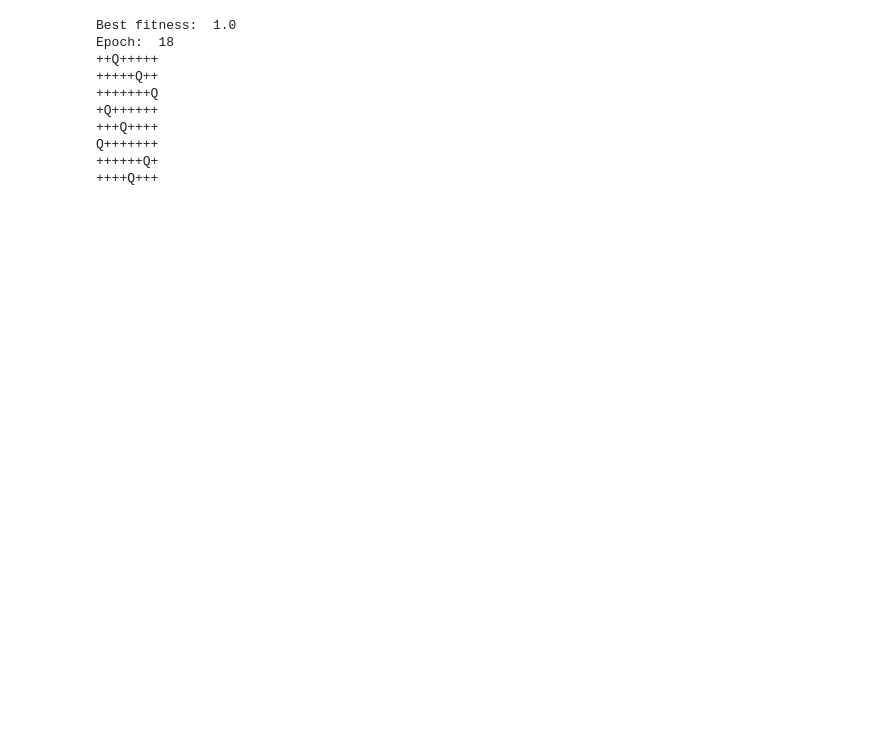
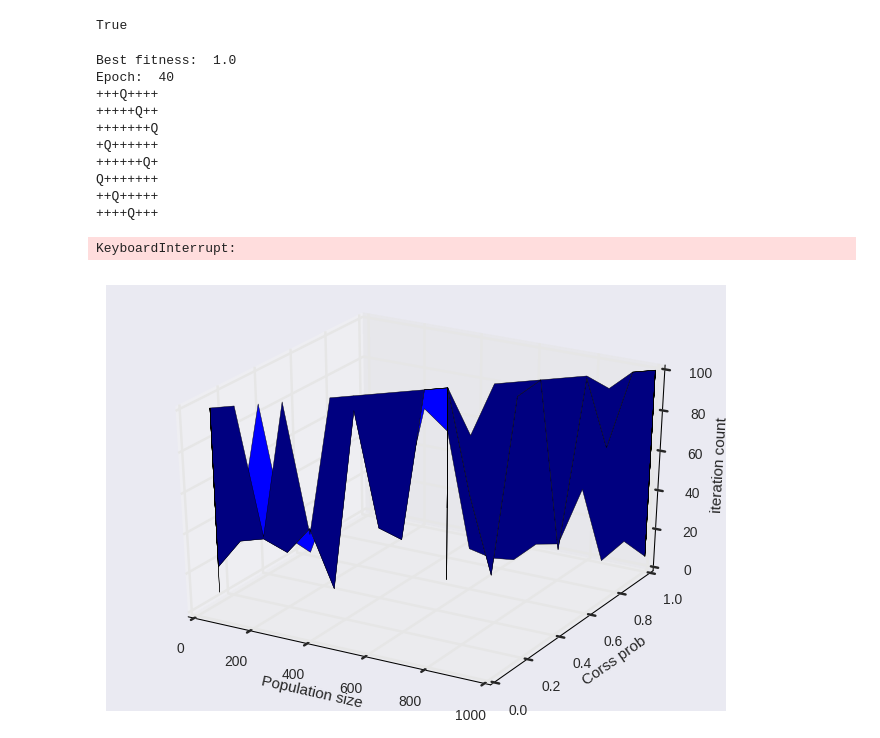
Before and after one commit to Leoleshucov008/intersvaz_test, a Jupyter notebook: 8_queens_solve.ipynb, the cells around one changed output. Drawn from its saved outputs; the diff is of its cells as text; code cells hidden in the pictures; blank space fills up the shorter version.

Commit message:
2: add tournament selection

```diff
--- a/8_queens_solve.ipynb
+++ b/8_queens_solve.ipynb
@@ -5,3 +5,8 @@ from nqueens import Solver_8_queens as qs
+# %%
+t = 'asd'
+t == 'asd'
+# %% [output]
+True
 # %%
 # -*- coding: utf-8 -*-
 import random
@@ -16,14 +21,17 @@ class Solver_8_queens:
     cross_p = 0.5       # corssingover probability
     mutation_p = 0.05   # mutation probability
     max_clashes =  28
-    def __init__(self, pop_size=1000, cross_prob=0.11, mut_prob=0.05, desk_size=8):
+    selection = 'tournament' # 'ring'
+    def __init__(self, pop_size=200, cross_prob=0.7, mut_prob=0.1, selection='tournament', desk_size=8):
         self.p_size = pop_size
         self.cross_p = cross_prob
         self.mutation_p = mut_prob
         self.desk_size = desk_size
         self.point_size = int(math.log2(desk_size))
         self.max_clashes =  sum(range(desk_size))
-
+        if selection != 'tournament' and selection != 'ring':
+            raise BaseException('No valid selection type. Must be "tournament" or "ring"')
+        self.selection = selection
     def solve(self, min_fitness=0.9, max_epochs=100):
         best_fit=None
         epoch_num=None
@@ -74,7 +82,8 @@ class Solver_8_queens:
         cell = list()
         fmt_str = '{0:0' + str(self.point_size) + 'b}'
         for i in range(self.desk_size):
-            cell = cell + list(fmt_str.format(random.randrange(self.desk_size)))
+            b = list(fmt_str.format(random.randrange(self.desk_size)))
+            cell = cell + b
         return cell
 
     def get_ppltn_fitness(self, ppltn):
@@ -100,8 +109,8 @@ class Solver_8_queens:
         return len(probs) - 1
 
     def one_point_crossing(self, a, b):
-        k = random.randrange(len(a))
-        return [a[0:k] + b[k: len(a)], b[0: k] + a[k: len(a)]]
+        k = random.randrange(len(a) / 3) * 3
+        return [a[0:k] + b[k: len(a)],b[0: k] + a[k: len(a)]]
 
     def generate_ppltn(self):
         '''generate start population'''
@@ -117,14 +126,32 @@ class Solver_8_queens:
         except:
             pass
         return cell
-
-    def selection_step(self):
+    def ring_selection_step(self):
         self.ppltn_indexes = list()
         probs = self.get_ppltn_probs(self.ppltn);
         for i in range(int(self.p_size * self.cross_p)):
             a = self.ring_select(probs, random.random())
             self.ppltn_indexes.append(a)
 
+    def tournament_selection_step(self):
+        self.ppltn_indexes = list()
+        indexes = list(range(len(self.ppltn)))
+        random.shuffle(indexes)
+        mid = int(len(self.ppltn) / 2)
+        g1 = indexes[0:mid]
+        g2 = indexes[mid : len(self.ppltn)]
+        # don't care about odd ppltn_size
+        for i in range(len(g1)):
+            if (self.fitness(self.ppltn[g1[i]]) > self.fitness(self.ppltn[g2[i]])):
+                self.ppltn_indexes.append(g1[i])
+            else:
+                self.ppltn_indexes.append(g2[i])
+
+    def selection_step(self):
+        if self.selection == 'tournament':
+            self.tournament_selection_step()
+        elif self.selection == 'ring':
+            self.ring_selection_step()
 
     def crossing_step(self):
         new_ppltn = list()
@@ -153,21 +180,21 @@ class Solver_8_queens:
         self.crossing_step()
         self.mutation_step()
 # %%
-solver = Solver_8_queens(2000, 0.7, 0.05, 8)
-best_fit, epoch, visualization = solver.solve(1, 100)
+solver = Solver_8_queens(200, 0.5, 0.1)
+best_fit, epoch, visualization = solver.solve(1, 1000)
 print ('Best fitness: ', best_fit)
 print ('Epoch: ', epoch)
 print (visualization)
 # %% [output]
 Best fitness:  1.0
-Epoch:  18
-++Q+++++
+Epoch:  40
++++Q++++
 +++++Q++
 +++++++Q
 +Q++++++
-+++Q++++
+++++++Q+
 Q+++++++
-++++++Q+
+++Q+++++
 ++++Q+++
 # %%
 import numpy as np
@@ -179,17 +206,22 @@ iter_count = np.ndarray(shape=(p_size.shape[0], cross_p.shape[0]), dtype=np.floa
 max_epoch = 100
 for i in range(p_size.shape[0]):
     for j in range(cross_p.shape[0]):
-        solver = Solver_8_queens(int(p_size[i]), cross_p[j], 0.05)
+        solver = Solver_8_queens(int(p_size[i]), cross_p[j], 0.1)
         best_fit, epoch, visual = solver.solve(1, max_epoch)
         iter_count[i][j] = epoch
+# %% [output]
+KeyboardInterrupt:
 # %%
 from mpl_toolkits.mplot3d import Axes3D
 fig = plt.figure()
 ax = fig.gca(projection='3d') # get current axis
 # Наконец, используем метод *plot_surface* объекта
 # типа Axes3DSubplot. Также подписываем оси.
+p_size, cross_p = np
 surf = ax.plot_surface(p_size, cross_p, iter_count)
 ax.set_xlabel('Population size')
 ax.set_ylabel('Corss prob')
 ax.set_zlabel('iteration count')
 plt.show()
+# %% [output]
+[figure, added]
```
Also changed, not shown: parts of 5 cells of this notebook, 1 other file.
